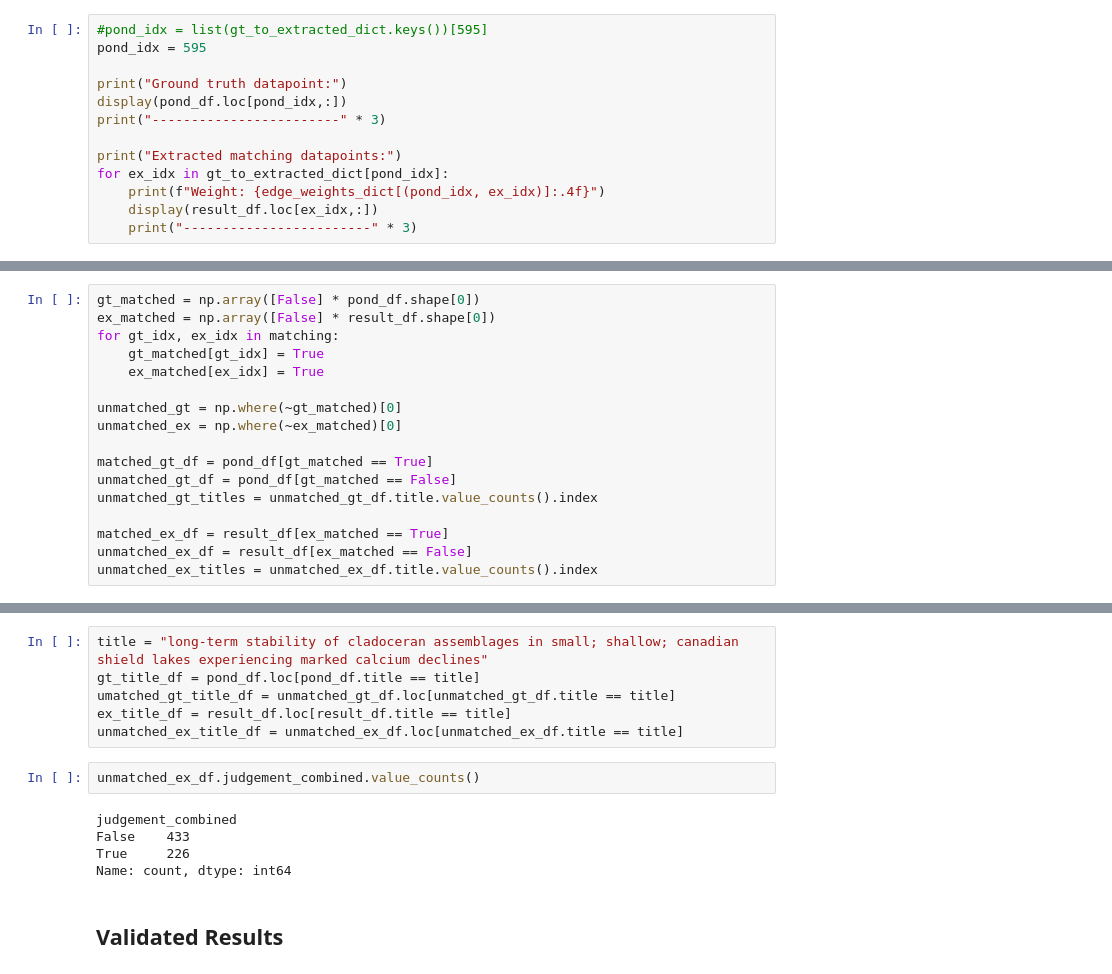
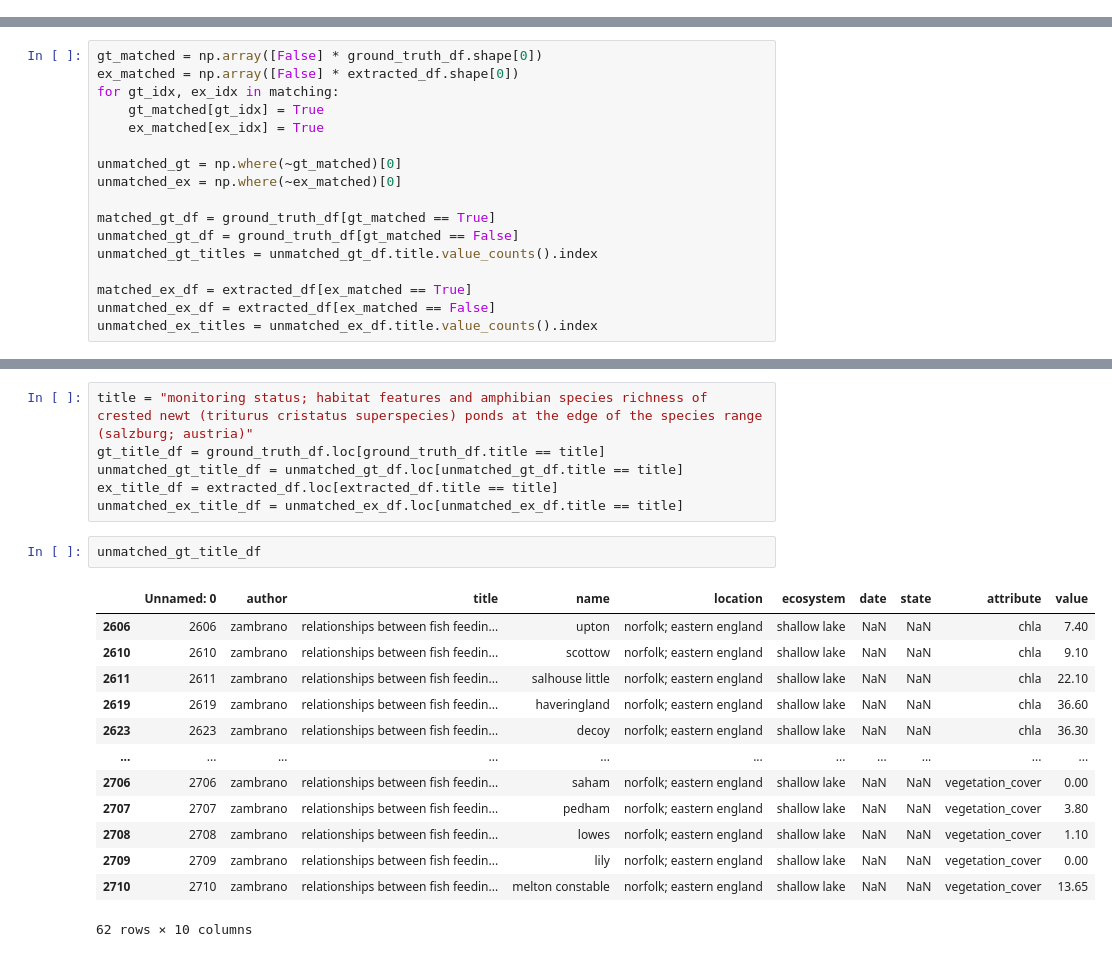
Before and after one commit to kevinqnb/scholarlm, a Jupyter notebook: examples/pond_lake_extraction.ipynb, the cells around one changed output, grey strips where cells are left out. Drawn from its saved outputs; the diff is of its cells as text.

```diff
--- a/examples/pond_lake_extraction.ipynb
+++ b/examples/pond_lake_extraction.ipynb
@@ -272,13 +30,0 @@ for i, (m1,m2) in enumerate(edges):
-# %%
-#pond_idx = list(gt_to_extracted_dict.keys())[595]
-pond_idx = 595
-
-print("Ground truth datapoint:")
-display(pond_df.loc[pond_idx,:])
-print("------------------------" * 3)
-
-print("Extracted matching datapoints:")
-for ex_idx in gt_to_extracted_dict[pond_idx]:
-    print(f"Weight: {edge_weights_dict[(pond_idx, ex_idx)]:.4f}")
-    display(result_df.loc[ex_idx,:])
-    print("------------------------" * 3)
@@ -392,6 +164,6 @@ Name: 952, dtype: object
 # %%
-gt_matched = np.array([False] * pond_df.shape[0])
-ex_matched = np.array([False] * result_df.shape[0])
+gt_matched = np.array([False] * ground_truth_df.shape[0])
+ex_matched = np.array([False] * extracted_df.shape[0])
 for gt_idx, ex_idx in matching:
     gt_matched[gt_idx] = True
     ex_matched[ex_idx] = True
@@ -399,11 +171,11 @@ for gt_idx, ex_idx in matching:
 unmatched_gt = np.where(~gt_matched)[0]
 unmatched_ex = np.where(~ex_matched)[0]
 
-matched_gt_df = pond_df[gt_matched == True]
-unmatched_gt_df = pond_df[gt_matched == False]
+matched_gt_df = ground_truth_df[gt_matched == True]
+unmatched_gt_df = ground_truth_df[gt_matched == False]
 unmatched_gt_titles = unmatched_gt_df.title.value_counts().index
 
-matched_ex_df = result_df[ex_matched == True]
-unmatched_ex_df = result_df[ex_matched == False]
+matched_ex_df = extracted_df[ex_matched == True]
+unmatched_ex_df = extracted_df[ex_matched == False]
 unmatched_ex_titles = unmatched_ex_df.title.value_counts().index
 # %%
@@ -436,16 +209,23 @@ impact of macrophytes on phytoplankton in eutrophic peri-urban ponds; implicatio
 Name: count, dtype: int64
 # %%
-title = "long-term stability of cladoceran assemblages in small; shallow; canadian shield lakes experiencing marked calcium declines"
-gt_title_df = pond_df.loc[pond_df.title == title]
-umatched_gt_title_df = unmatched_gt_df.loc[unmatched_gt_df.title == title]
-ex_title_df = result_df.loc[result_df.title == title]
+title = "monitoring status; habitat features and amphibian species richness of crested newt (triturus cristatus superspecies) ponds at the edge of the species range (salzburg; austria)"
+gt_title_df = ground_truth_df.loc[ground_truth_df.title == title]
+unmatched_gt_title_df = unmatched_gt_df.loc[unmatched_gt_df.title == title]
+ex_title_df = extracted_df.loc[extracted_df.title == title]
 unmatched_ex_title_df = unmatched_ex_df.loc[unmatched_ex_df.title == title]
-# %%
-unmatched_ex_df.judgement_combined.value_counts()
-# %% [output]
-judgement_combined
-False    433
-True     226
-Name: count, dtype: int64
-# %% [markdown]
-## Validated Results
+# %%
+unmatched_gt_title_df
+# %% [output]
+|  | Unnamed: 0 | author | title | name | location | ecosystem | date | state | attribute | value |
+| 2606 | 2606 | zambrano | relationships between fish feedin... | upton | norfolk; eastern england | shallow lake | NaN | NaN | chla | 7.40 |
+| 2610 | 2610 | zambrano | relationships between fish feedin... | scottow | norfolk; eastern england | shallow lake | NaN | NaN | chla | 9.10 |
+| 2611 | 2611 | zambrano | relationships between fish feedin... | salhouse little | norfolk; eastern england | shallow lake | NaN | NaN | chla | 22.10 |
+| 2619 | 2619 | zambrano | relationships between fish feedin... | haveringland | norfolk; eastern england | shallow lake | NaN | NaN | chla | 36.60 |
+| 2623 | 2623 | zambrano | relationships between fish feedin... | decoy | norfolk; eastern england | shallow lake | NaN | NaN | chla | 36.30 |
+| ... | ... | ... | ... | ... | ... | ... | ... | ... | ... | ... |
+| 2706 | 2706 | zambrano | relationships between fish feedin... | saham | norfolk; eastern england | shallow lake | NaN | NaN | vegetation_cover | 0.00 |
+| 2707 | 2707 | zambrano | relationships between fish feedin... | pedham | norfolk; eastern england | shallow lake | NaN | NaN | vegetation_cover | 3.80 |
+| 2708 | 2708 | zambrano | relationships between fish feedin... | lowes | norfolk; eastern england | shallow lake | NaN | NaN | vegetation_cover | 1.10 |
+| 2709 | 2709 | zambrano | relationships between fish feedin... | lily | norfolk; eastern england | shallow lake | NaN | NaN | vegetation_cover | 0.00 |
+| 2710 | 2710 | zambrano | relationships between fish feedin... | melton constable | norfolk; eastern england | shallow lake | NaN | NaN | vegetation_cover | 13.65 |
+62 rows × 10 columns
```
Also changed, not shown: parts of 86 cells of this notebook, 13 other files.
